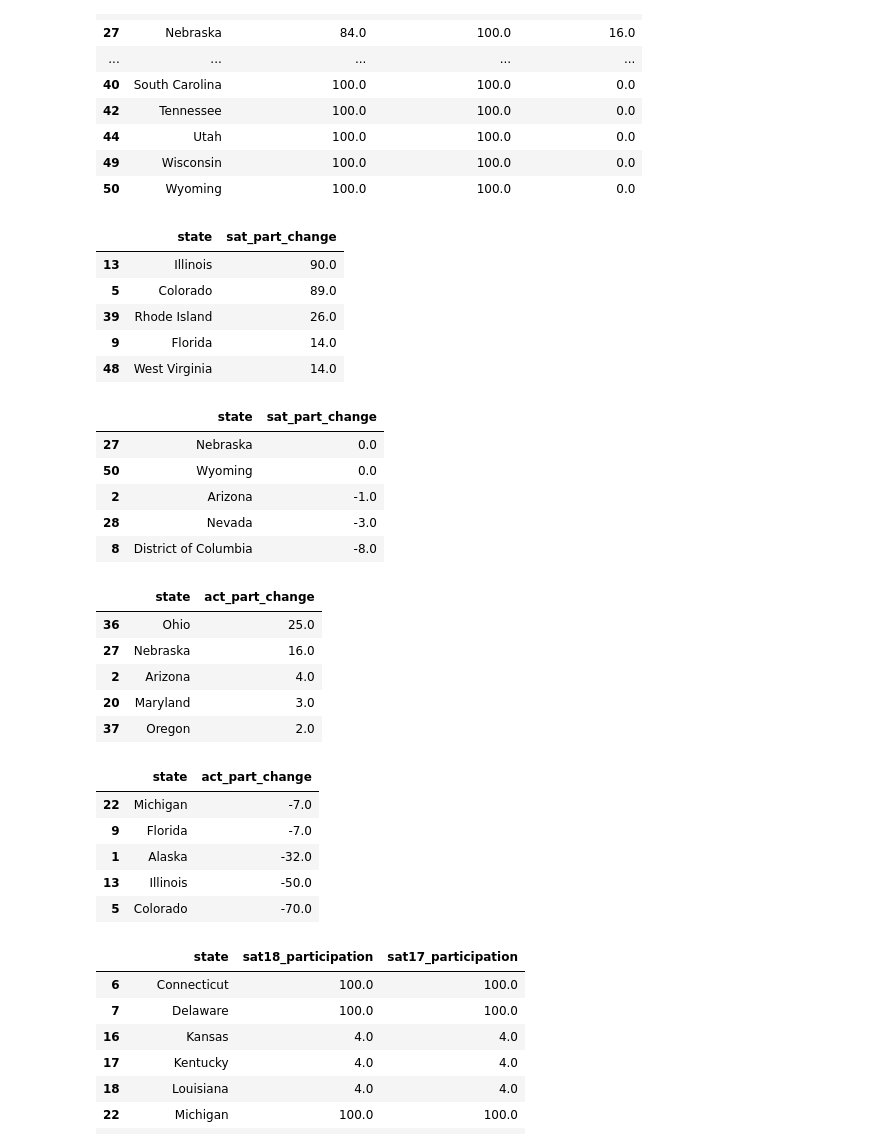
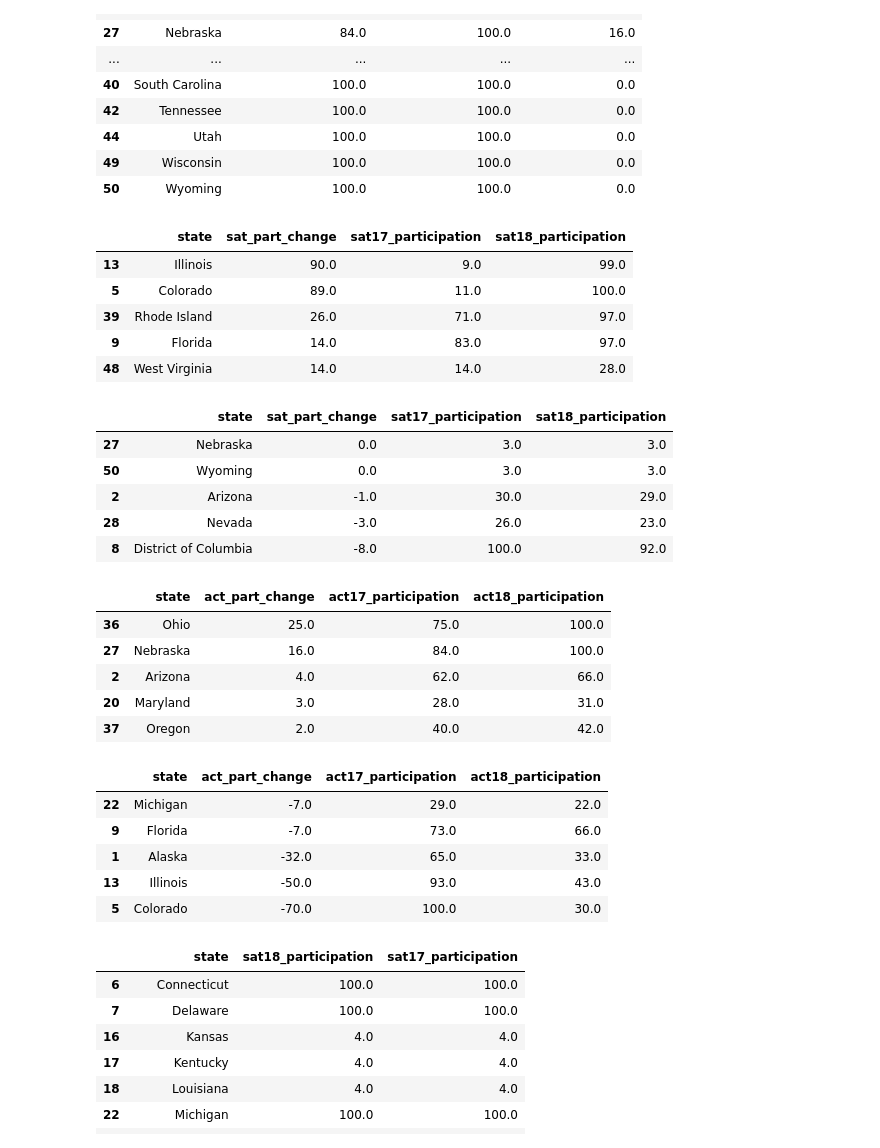
Before and after one commit to SimYiSY/DSI-Projects, a Jupyter notebook: project_1/code/SAT & ACT Analysis.ipynb, the cells around one changed output. Saved outputs shown, nothing was run; the diff lists cells and outputs as text; code cells hidden in the pictures.

```diff
--- a/project_1/code/SAT & ACT Analysis.ipynb
+++ b/project_1/code/SAT & ACT Analysis.ipynb
@@ -1122,51 +1122,51 @@ act_changes[['state','act17_participation', 'act18_participation', 'act_part_cha
 # %%
 # highest SAT participation change
 df_2017_2018[['state',
-              'sat_part_change'
+              'sat_part_change','sat17_participation', 'sat18_participation'
              ]].sort_values(by=['sat_part_change'], ascending = False).head()
 # %% [output]
-|  | state | sat_part_change |
-| 13 | Illinois | 90.0 |
-| 5 | Colorado | 89.0 |
-| 39 | Rhode Island | 26.0 |
-| 9 | Florida | 14.0 |
-| 48 | West Virginia | 14.0 |
+|  | state | sat_part_change | sat17_participation | sat18_participation |
+| 13 | Illinois | 90.0 | 9.0 | 99.0 |
+| 5 | Colorado | 89.0 | 11.0 | 100.0 |
+| 39 | Rhode Island | 26.0 | 71.0 | 97.0 |
+| 9 | Florida | 14.0 | 83.0 | 97.0 |
+| 48 | West Virginia | 14.0 | 14.0 | 28.0 |
 # %%
 # Lowest SAT participation change
 df_2017_2018[['state',
-              'sat_part_change'
+              'sat_part_change','sat17_participation', 'sat18_participation'
              ]].sort_values(by=['sat_part_change'], ascending = False).tail()
 # %% [output]
-|  | state | sat_part_change |
-| 27 | Nebraska | 0.0 |
-| 50 | Wyoming | 0.0 |
-| 2 | Arizona | -1.0 |
-| 28 | Nevada | -3.0 |
-| 8 | District of Columbia | -8.0 |
+|  | state | sat_part_change | sat17_participation | sat18_participation |
+| 27 | Nebraska | 0.0 | 3.0 | 3.0 |
+| 50 | Wyoming | 0.0 | 3.0 | 3.0 |
+| 2 | Arizona | -1.0 | 30.0 | 29.0 |
+| 28 | Nevada | -3.0 | 26.0 | 23.0 |
+| 8 | District of Columbia | -8.0 | 100.0 | 92.0 |
 # %%
 # highest ACT participation change
 df_2017_2018[['state',
-              'act_part_change'
+              'act_part_change','act17_participation', 'act18_participation'
              ]].sort_values(by=['act_part_change'], ascending = False).head()
 # %% [output]
-|  | state | act_part_change |
-| 36 | Ohio | 25.0 |
-| 27 | Nebraska | 16.0 |
-| 2 | Arizona | 4.0 |
-| 20 | Maryland | 3.0 |
-| 37 | Oregon | 2.0 |
+|  | state | act_part_change | act17_participation | act18_participation |
+| 36 | Ohio | 25.0 | 75.0 | 100.0 |
+| 27 | Nebraska | 16.0 | 84.0 | 100.0 |
+| 2 | Arizona | 4.0 | 62.0 | 66.0 |
+| 20 | Maryland | 3.0 | 28.0 | 31.0 |
+| 37 | Oregon | 2.0 | 40.0 | 42.0 |
 # %%
 # lowest ACT participation change
 df_2017_2018[['state',
-              'act_part_change'
+              'act_part_change','act17_participation', 'act18_participation'
              ]].sort_values(by=['act_part_change'], ascending = False).tail()
 # %% [output]
-|  | state | act_part_change |
-| 22 | Michigan | -7.0 |
-| 9 | Florida | -7.0 |
-| 1 | Alaska | -32.0 |
-| 13 | Illinois | -50.0 |
-| 5 | Colorado | -70.0 |
+|  | state | act_part_change | act17_participation | act18_participation |
+| 22 | Michigan | -7.0 | 29.0 | 22.0 |
+| 9 | Florida | -7.0 | 73.0 | 66.0 |
+| 1 | Alaska | -32.0 | 65.0 | 33.0 |
+| 13 | Illinois | -50.0 | 93.0 | 43.0 |
+| 5 | Colorado | -70.0 | 100.0 | 30.0 |
 # %%
 #states with no SAT changes
 sat_no_change = df_2017_2018[df_2017_2018['sat_part_change'] == 0]
```
Also changed, not shown: parts of 1 cell of this notebook, 1 other file.
